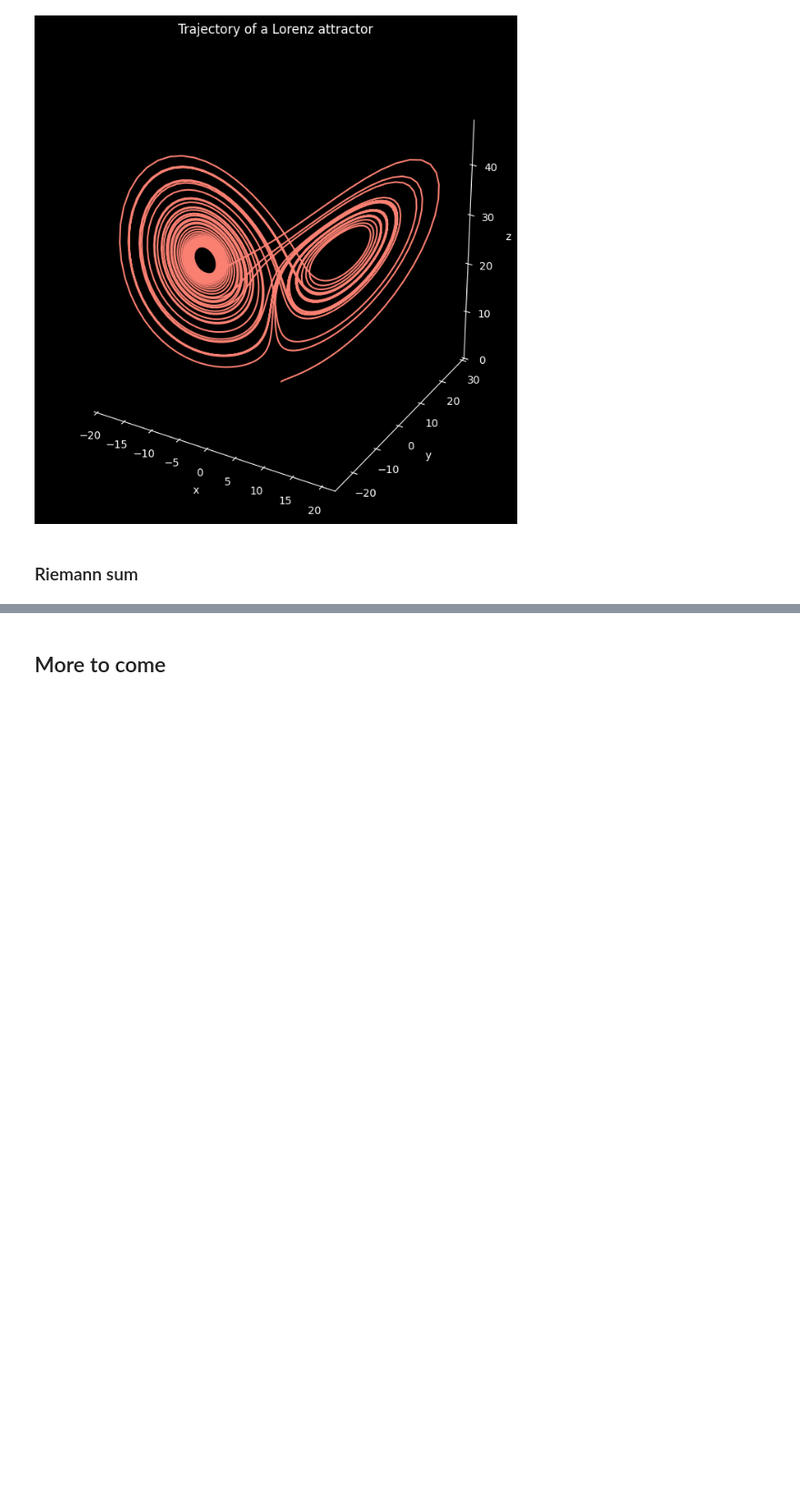
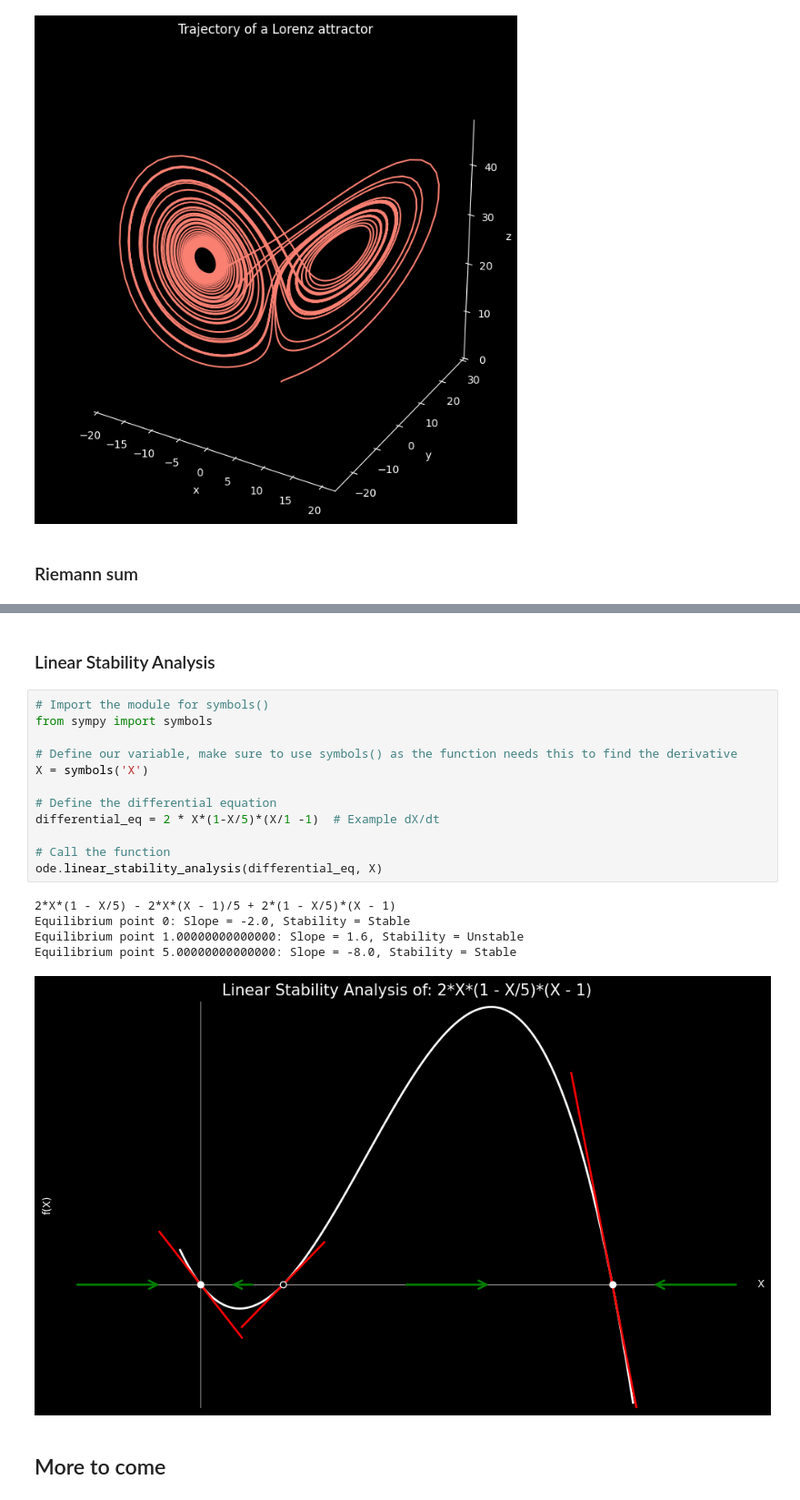
Before and after one commit to JorritJS/ODEyssey, a Jupyter notebook: examples/function_examples.ipynb, the cells around one changed output, grey strips where cells are left out. Shown at 91% size. Saved outputs shown, nothing was run; the diff lists cells and outputs as text; blank space fills up the shorter version.

Commit message:
Added example for linear stability analysis

```diff
--- a/examples/function_examples.ipynb
+++ b/examples/function_examples.ipynb
@@ -132,5 +131,25 @@ print(result)
 # %% [output]
 [figure]
 7.597064250821055
+# %% [markdown]
+### Linear Stability Analysis
+# %%
+# Import the module for symbols()
+from sympy import symbols
+
+# Define our variable, make sure to use symbols() as the function needs this to find the derivative
+X = symbols('X')
+
+# Define the differential equation
+differential_eq = 2 * X*(1-X/5)*(X/1 -1)  # Example dX/dt
+
+# Call the function
+ode.linear_stability_analysis(differential_eq, X)
+# %% [output]
+2*X*(1 - X/5) - 2*X*(X - 1)/5 + 2*(1 - X/5)*(X - 1)
+Equilibrium point 0: Slope = -2.0, Stability = Stable
+Equilibrium point 1.00000000000000: Slope = 1.6, Stability = Unstable
+Equilibrium point 5.00000000000000: Slope = -8.0, Stability = Stable
+[figure, added]
 # %% [markdown]
 ## More to come
```
Also changed, not shown: parts of 1 cell of this notebook.
